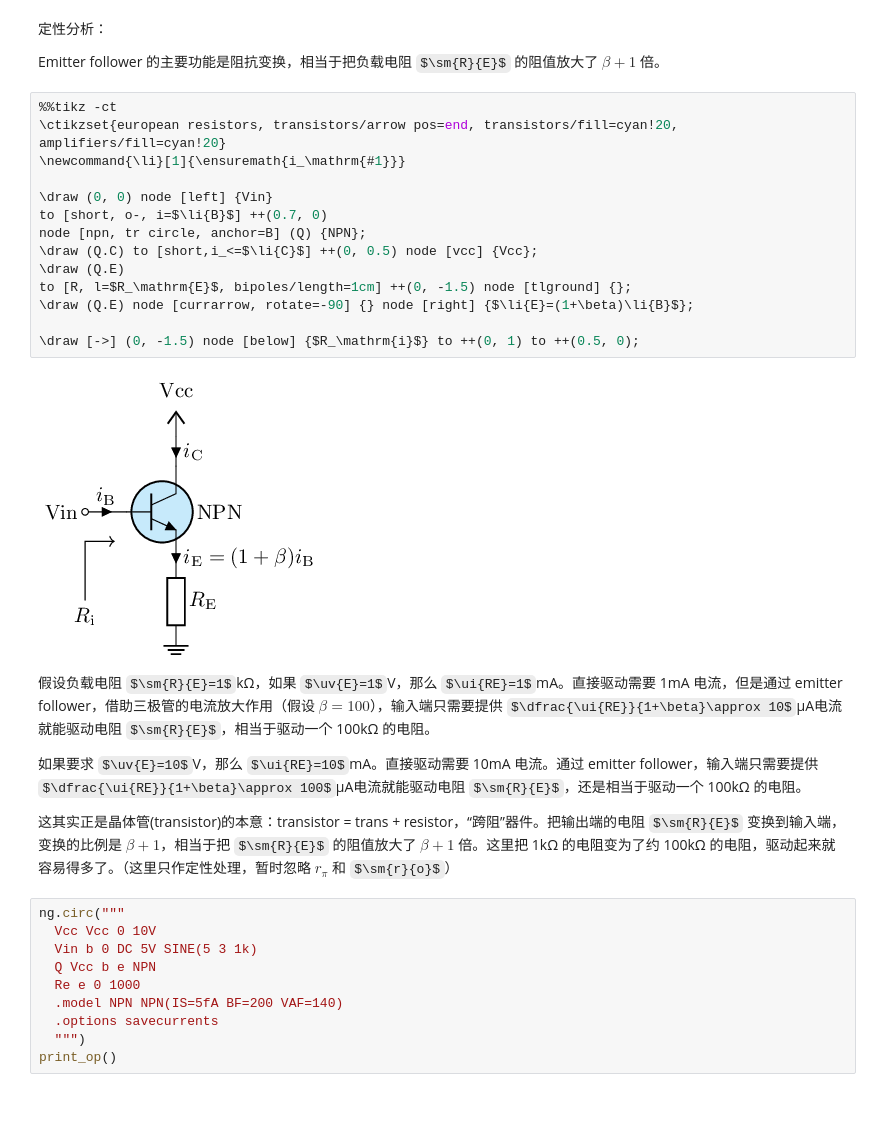
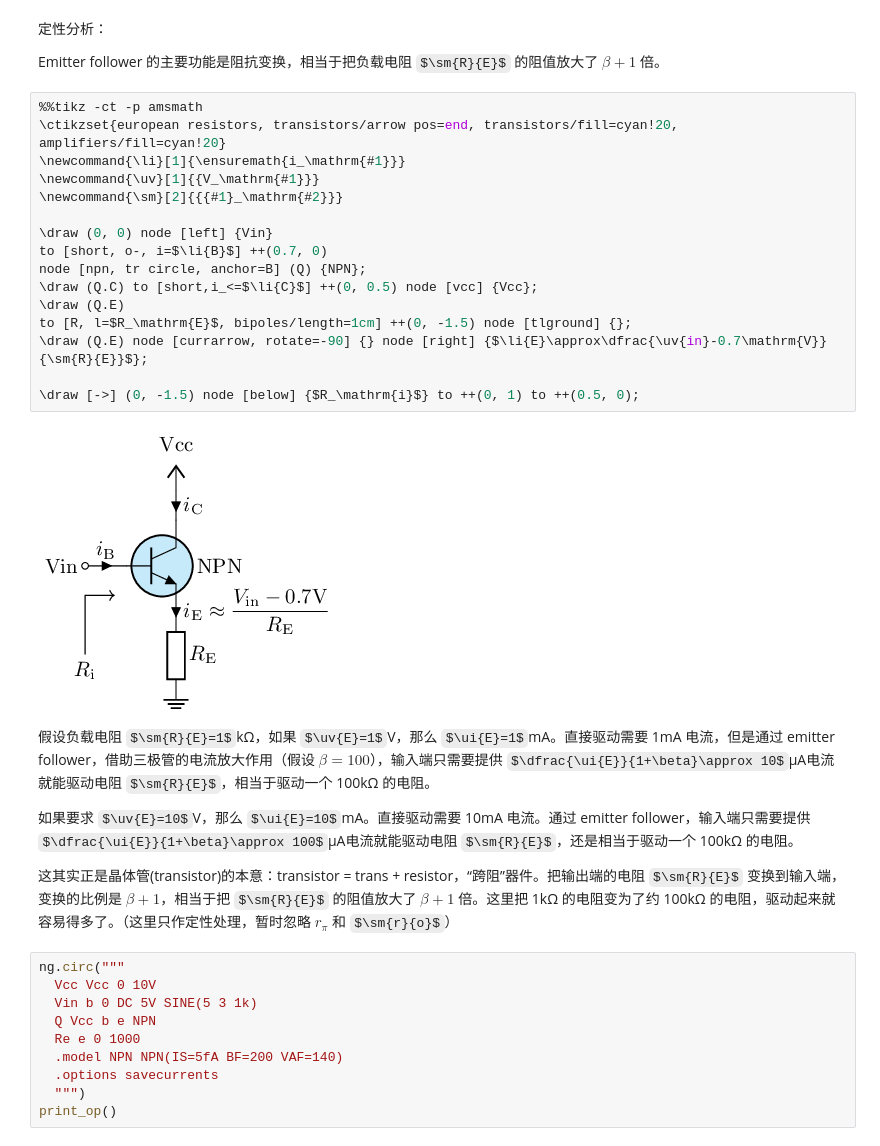
Before and after one commit to chenshuo/nuedc, a Jupyter notebook: docs/bjt-circuits.ipynb, the cells around one changed output. Cells and saved outputs as stored; diff of their text form; some formulas as TeX source; blank space fills up the shorter version.

```diff
--- a/docs/bjt-circuits.ipynb
+++ b/docs/bjt-circuits.ipynb
@@ -135,25 +139,27 @@ node [scale=0.7, op amp, anchor=+, noinv input up] (OA) {};
 
 Emitter follower 的主要功能是阻抗变换，相当于把负载电阻 $\sm{R}{E}$ 的阻值放大了 $\beta + 1$ 倍。
 # %%
-%%tikz -ct
+%%tikz -ct -p amsmath
 \ctikzset{european resistors, transistors/arrow pos=end, transistors/fill=cyan!20, amplifiers/fill=cyan!20}
 \newcommand{\li}[1]{\ensuremath{i_\mathrm{#1}}}
+\newcommand{\uv}[1]{{V_\mathrm{#1}}}
+\newcommand{\sm}[2]{{{#1}_\mathrm{#2}}}
 
 \draw (0, 0) node [left] {Vin}
 to [short, o-, i=$\li{B}$] ++(0.7, 0)
 node [npn, tr circle, anchor=B] (Q) {NPN};
 \draw (Q.C) to [short,i_<=$\li{C}$] ++(0, 0.5) node [vcc] {Vcc};
 \draw (Q.E)
 to [R, l=$R_\mathrm{E}$, bipoles/length=1cm] ++(0, -1.5) node [tlground] {};
-\draw (Q.E) node [currarrow, rotate=-90] {} node [right] {$\li{E}=(1+\beta)\li{B}$};
+\draw (Q.E) node [currarrow, rotate=-90] {} node [right] {$\li{E}\approx\dfrac{\uv{in}-0.7\mathrm{V}}{\sm{R}{E}}$};
 
 \draw [->] (0, -1.5) node [below] {$R_\mathrm{i}$} to ++(0, 1) to ++(0.5, 0);
 # %% [output]
-[figure, old version]
+[figure, new version]
 # %% [markdown]
-假设负载电阻 $\sm{R}{E}=1$kΩ，如果 $\uv{E}=1$V，那么 $\ui{RE}=1$mA。直接驱动需要 1mA 电流，但是通过 emitter follower，借助三极管的电流放大作用（假设 $\beta=100$），输入端只需要提供 $\dfrac{\ui{RE}}{1+\beta}\approx 10$μA电流就能驱动电阻 $\sm{R}{E}$，相当于驱动一个 100kΩ 的电阻。
+假设负载电阻 $\sm{R}{E}=1$kΩ，如果 $\uv{E}=1$V，那么 $\ui{E}=1$mA。直接驱动需要 1mA 电流，但是通过 emitter follower，借助三极管的电流放大作用（假设 $\beta=100$），输入端只需要提供 $\dfrac{\ui{E}}{1+\beta}\approx 10$μA电流就能驱动电阻 $\sm{R}{E}$，相当于驱动一个 100kΩ 的电阻。
 
-如果要求 $\uv{E}=10$V，那么 $\ui{RE}=10$mA。直接驱动需要 10mA 电流。通过 emitter follower，输入端只需要提供 $\dfrac{\ui{RE}}{1+\beta}\approx 100$μA电流就能驱动电阻 $\sm{R}{E}$，还是相当于驱动一个 100kΩ 的电阻。
+如果要求 $\uv{E}=10$V，那么 $\ui{E}=10$mA。直接驱动需要 10mA 电流。通过 emitter follower，输入端只需要提供 $\dfrac{\ui{E}}{1+\beta}\approx 100$μA电流就能驱动电阻 $\sm{R}{E}$，还是相当于驱动一个 100kΩ 的电阻。
 
 这其实正是晶体管(transistor)的本意：transistor = trans + resistor，“跨阻”器件。把输出端的电阻 $\sm{R}{E}$ 变换到输入端，变换的比例是 $\beta+1$，相当于把 $\sm{R}{E}$ 的阻值放大了 $\beta + 1$ 倍。这里把 1kΩ 的电阻变为了约 100kΩ 的电阻，驱动起来就容易得多了。（这里只作定性处理，暂时忽略 $r_\pi$ 和 $\sm{r}{o}$）
 # %%
```
Also changed, not shown: parts of 20 cells of this notebook.
